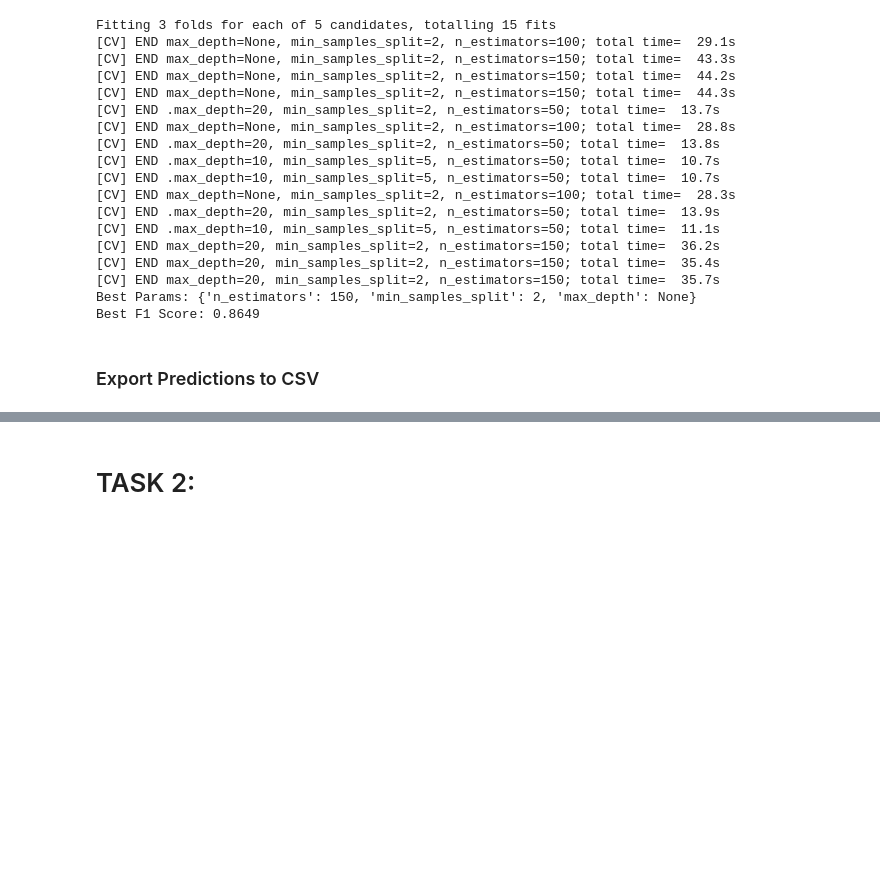
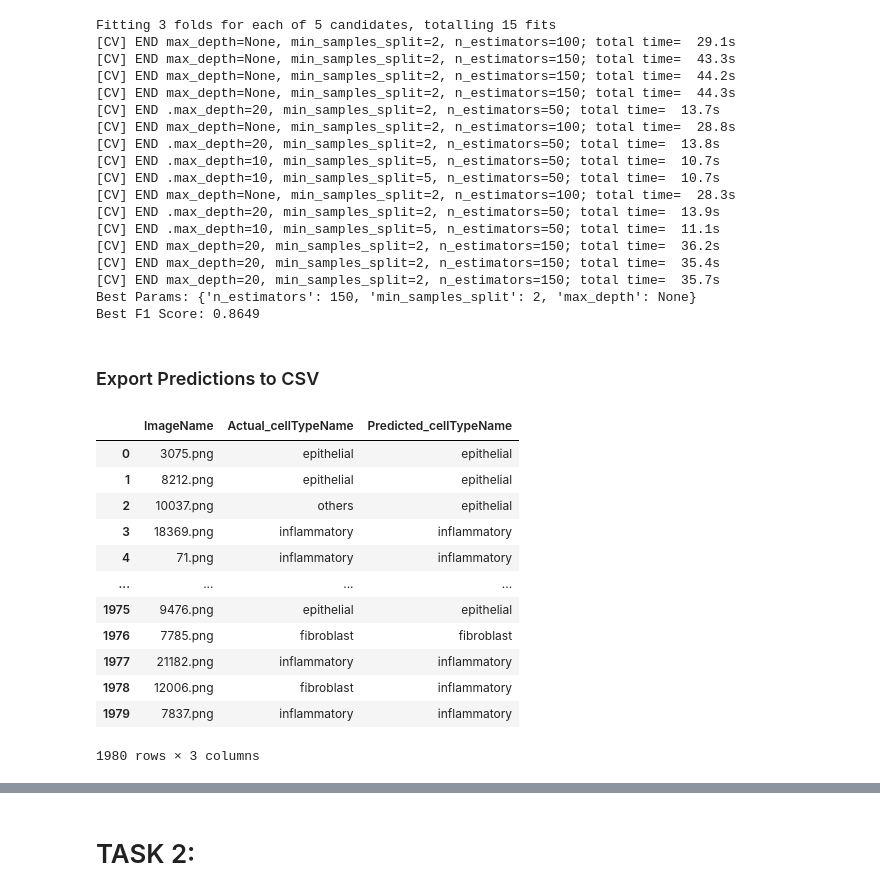
Before and after one commit to aryabad/ML_A2, a Jupyter notebook: ML_A2_95.ipynb, the cells around one changed output, grey strips where cells are left out. Cells and saved outputs as stored; diff of their text form; code cells hidden in the pictures; blank space fills up the shorter version.

```diff
--- a/ML_A2_95.ipynb
+++ b/ML_A2_95.ipynb
@@ -296,3 +296,20 @@ results_type = pd.DataFrame({
     "Predicted_cellTypeName": predicted_types
 })
 results_type.to_csv("results_cellTypeName.csv", index=False)
+# %%
+celltype = pd.read_csv("results_cellTypeName.csv")
+celltype
+# %% [output]
+|  | ImageName | Actual_cellTypeName | Predicted_cellTypeName |
+| 0 | 3075.png | epithelial | epithelial |
+| 1 | 8212.png | epithelial | epithelial |
+| 2 | 10037.png | others | epithelial |
+| 3 | 18369.png | inflammatory | inflammatory |
+| 4 | 71.png | inflammatory | inflammatory |
+| ... | ... | ... | ... |
+| 1975 | 9476.png | epithelial | epithelial |
+| 1976 | 7785.png | fibroblast | fibroblast |
+| 1977 | 21182.png | inflammatory | inflammatory |
+| 1978 | 12006.png | fibroblast | inflammatory |
+| 1979 | 7837.png | inflammatory | inflammatory |
+1980 rows × 3 columns
```
Also changed, not shown: parts of 1 cell of this notebook.
